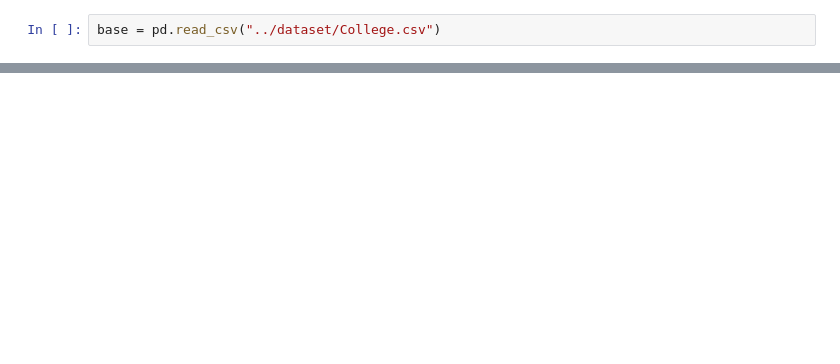
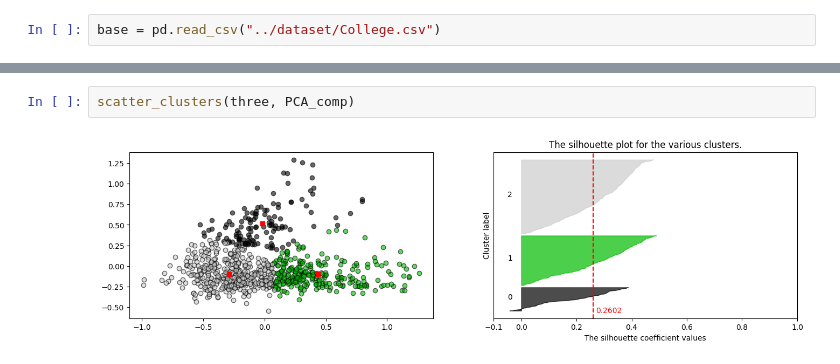
Before and after one commit to wssantiago/k-means-clustering, a Jupyter notebook: src/k-means.ipynb, the cells around one changed output, grey strips where cells are left out. Cells and saved outputs as stored; diff of their text form; blank space fills up the shorter version.

```diff
--- a/src/k-means.ipynb
+++ b/src/k-means.ipynb
@@ -122,0 +196,4 @@ array([[ 74, 138],
+# %%
+scatter_clusters(three, PCA_comp)
+# %% [output]
+[figure, added]
```
Also changed, not shown: parts of 28 cells of this notebook.
